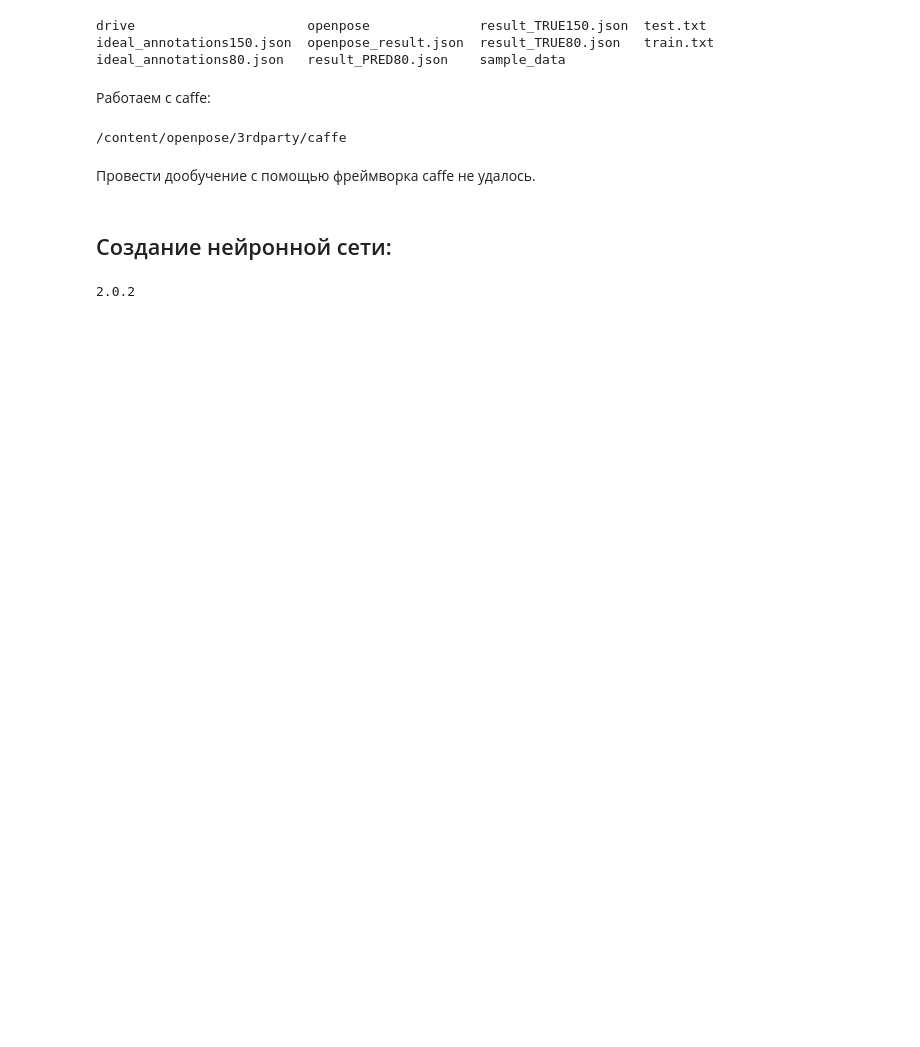
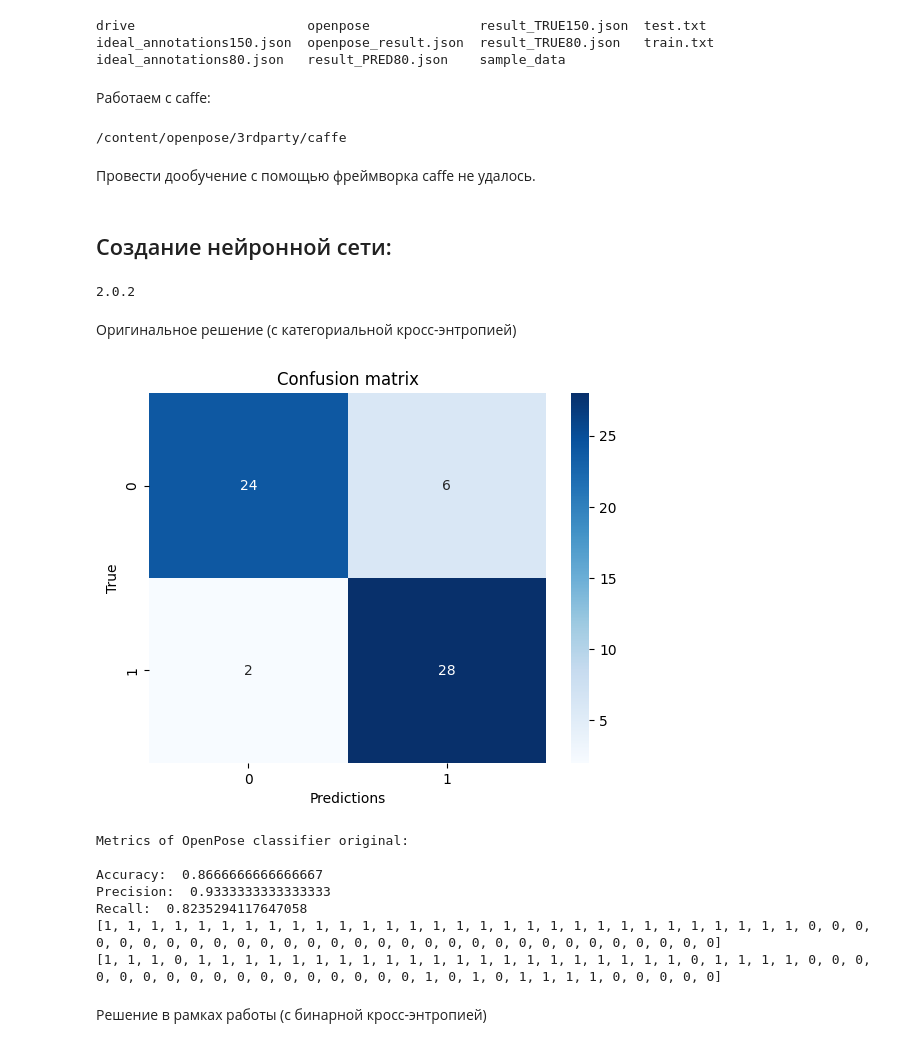
Before and after one commit to vituhaa/Healthy-Posture, a Jupyter notebook: keras_openpose.ipynb, the cells around one changed output. Cells and saved outputs as stored; diff of their text form; code cells hidden in the pictures; blank space fills up the shorter version.

```diff
--- a/keras_openpose.ipynb
+++ b/keras_openpose.ipynb
@@ -743,6 +771,8 @@ test_path = "/content/drive/MyDrive/datasets_for_3course/OpenPose_dataset/test_r
 # 3) разметить на 0 и 1 - good и bad
 # 4) аугментация
 # 5) нормализация
+# %% [markdown]
+Оригинальное решение (с категориальной кросс-энтропией)
 # %%
 train_ds = tf.keras.utils.image_dataset_from_directory(
     ds_dir,
@@ -830,0 +902,29 @@ model.summary()
+# %%
+matrix = confusion_matrix(true_labels, pred_categories)
+sns.heatmap(matrix, annot=True, fmt='d', cmap='Blues')
+plt.xlabel('Predictions')
+plt.ylabel('True')
+plt.title('Confusion matrix')
+plt.show()
+
+accuracy = accuracy_score(pred_categories, true_labels)
+precision = precision_score(pred_categories, true_labels)
+recall = recall_score(pred_categories, true_labels)
+print("Metrics of OpenPose classifier original: \n")
+print("Accuracy: ", accuracy)
+print("Precision: ", precision)
+print("Recall: ", recall)
+
+print(true_labels)
+print(pred_categories)
+# %% [output]
+[figure, added]
+Metrics of OpenPose classifier original:
+
+Accuracy:  0.8666666666666667
+Precision:  0.9333333333333333
+Recall:  0.8235294117647058
+[1, 1, 1, 1, 1, 1, 1, 1, 1, 1, 1, 1, 1, 1, 1, 1, 1, 1, 1, 1, 1, 1, 1, 1, 1, 1, 1, 1, 1, 1, 0, 0, 0, 0, 0, 0, 0, 0, 0, 0, 0, 0, 0, 0, 0, 0, 0, 0, 0, 0, 0, 0, 0, 0, 0, 0, 0, 0, 0, 0]
+[1, 1, 1, 0, 1, 1, 1, 1, 1, 1, 1, 1, 1, 1, 1, 1, 1, 1, 1, 1, 1, 1, 1, 1, 1, 0, 1, 1, 1, 1, 0, 0, 0, 0, 0, 0, 0, 0, 0, 0, 0, 0, 0, 0, 0, 0, 0, 1, 0, 1, 0, 1, 1, 1, 1, 0, 0, 0, 0, 0]
+# %% [markdown]
+Решение в рамках работы (с бинарной кросс-энтропией)
```
Also changed, not shown: parts of 18 cells of this notebook.
